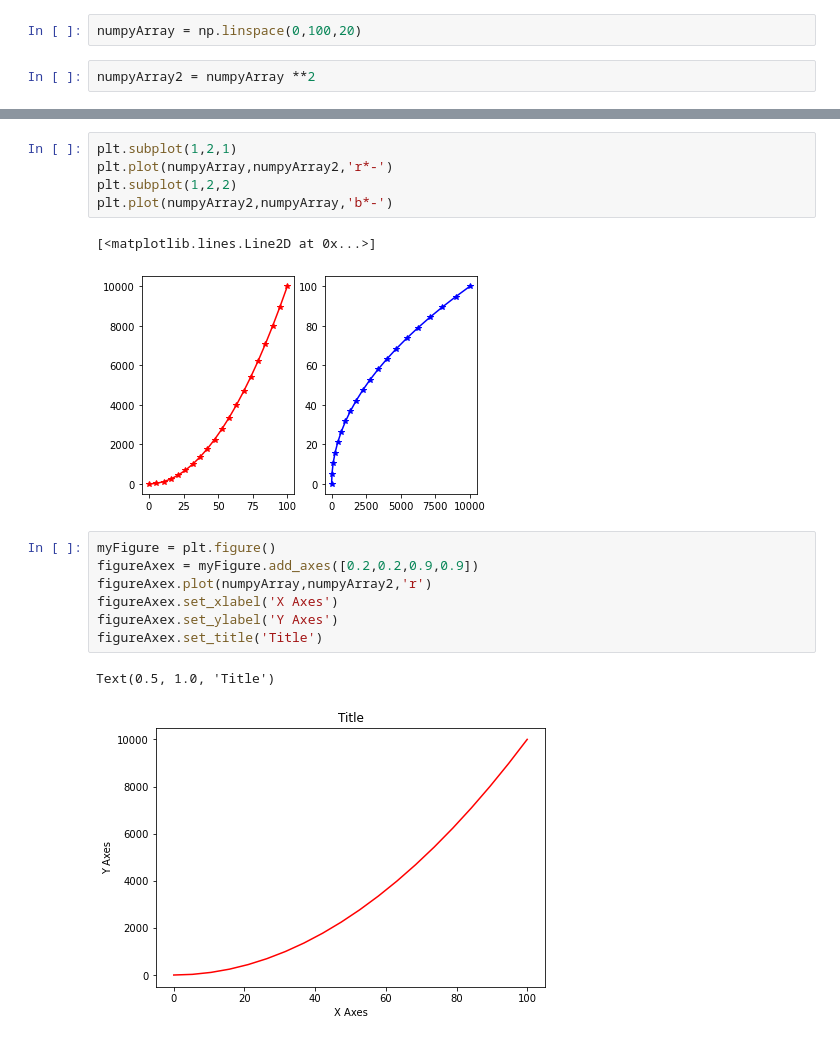
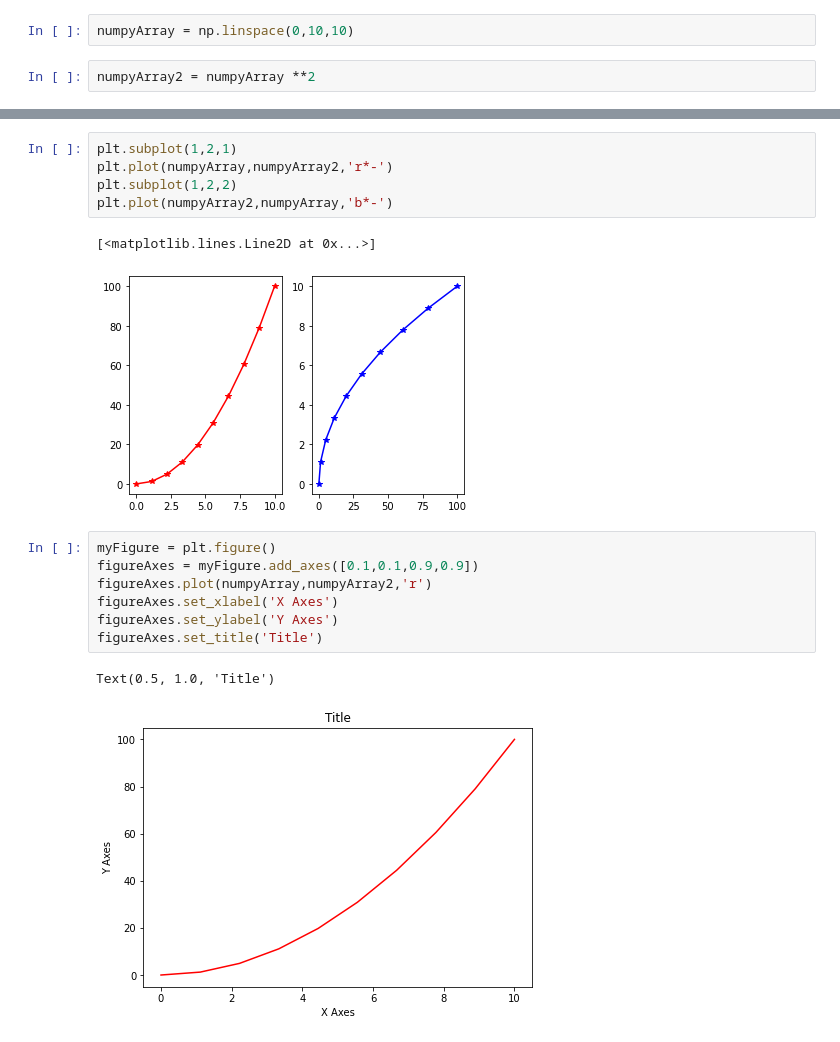
Before and after one commit to anildursunipek/python-modules, a Jupyter notebook: matplotlib_pyplot_module/matplotlib_data_visualization.ipynb, the cells around one changed output, grey strips where cells are left out. Cells and saved outputs as stored; diff of their text form.

```diff
--- a/matplotlib_pyplot_module/matplotlib_data_visualization.ipynb
+++ b/matplotlib_pyplot_module/matplotlib_data_visualization.ipynb
@@ -24,5 +22,5 @@ plt.show()
 # %%
-numpyArray = np.linspace(0,100,20)
+numpyArray = np.linspace(0,10,10)
 # %%
 numpyArray2 = numpyArray **2
 # %%
@@ -52,14 +50,14 @@ plt.subplot(1,2,2)
 plt.plot(numpyArray2,numpyArray,'b*-')
 # %% [output]
 [<matplotlib.lines.Line2D at 0x...>]
-[figure, old version]
+[figure, new version]
 # %%
 myFigure = plt.figure()
-figureAxex = myFigure.add_axes([0.2,0.2,0.9,0.9])
-figureAxex.plot(numpyArray,numpyArray2,'r')
-figureAxex.set_xlabel('X Axes')
-figureAxex.set_ylabel('Y Axes')
-figureAxex.set_title('Title')
+figureAxes = myFigure.add_axes([0.1,0.1,0.9,0.9])
+figureAxes.plot(numpyArray,numpyArray2,'r')
+figureAxes.set_xlabel('X Axes')
+figureAxes.set_ylabel('Y Axes')
+figureAxes.set_title('Title')
 # %% [output]
 Text(0.5, 1.0, 'Title')
-[figure, old version]
+[figure, new version]
```
Also changed, not shown: parts of 11 cells of this notebook.
